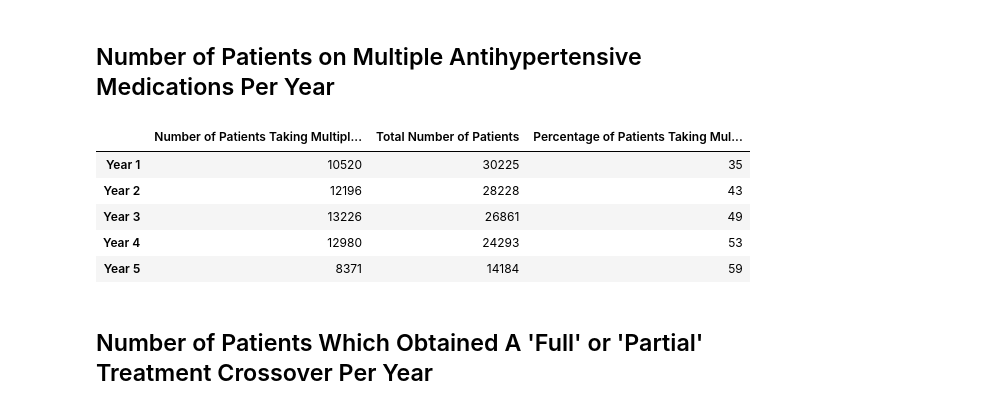
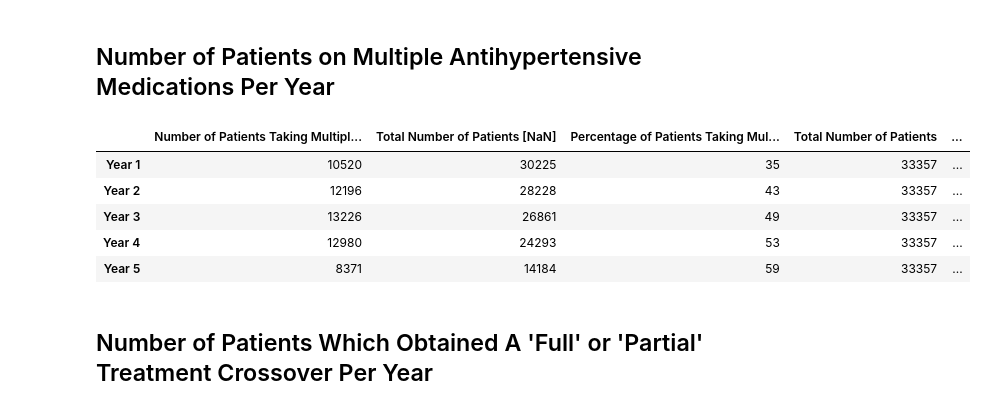
Before and after one commit to chiragnagpal/longitudinal_survival_phenotyping, a Jupyter notebook: dev/dev_statistics.ipynb, the cells around one changed output. Saved outputs shown, nothing was run; the diff lists cells and outputs as text; code cells hidden in the pictures.

```diff
--- a/dev/dev_statistics.ipynb
+++ b/dev/dev_statistics.ipynb
@@ -150,11 +150,11 @@ dataset = dataset.rename(columns={'FGLUCM48': 'Fasting Serum Glucose Year 4',
                                   'BLMEDS': 'Baseline Antihypertensive Treatment',
                                   'SEX': 'Sex',
                                   'AGE': 'Age',
-                                  'RZGROUP': 'Antihypertensive Randomization Group'})
+                                  'RZGROUP': 'Antihypertensive Trial Randomization Group'})
 # %%
-dataset['Antihypertensive Randomization Group'].replace({2.0: 'Chlorthalidone', 3.0: 'Amlodipine', 4.0: 'Lisinopril'}, inplace=True)
+dataset['Antihypertensive Trial Randomization Group'].replace({2.0: 'Chlorthalidone', 3.0: 'Amlodipine', 4.0: 'Lisinopril'}, inplace=True)
 dataset['Sex'].replace({1.0: 'Male', 2.0: 'Female'}, inplace=True)
-dataset['Baseline Antihypertensive Treatment'].replace({1.0: 'On 1-2 Drugs GE 2', 2.0: 'On Drugs LT 2', 3.0: 'Currently'}, inplace=True)
+dataset['Baseline Antihypertensive Treatment'].replace({1.0: 'On 1-2 Drugs For Greater Than or Equal To 2 Months', 2.0: 'On Drugs For Less Than 2 Months', 3.0: 'Currently Untreated'}, inplace=True)
 dataset['Cigarette Smoker'].replace({1.0: 'Current', 2.0: 'Past', 3.0: 'Never'}, inplace=True)
 dataset['Aspirin Use'].replace({1.0: 'Yes', 2.0: 'No', 3.0: 'Do Not Know'}, inplace=True)
 dataset['Estrogen Supplementation'].replace({1.0: 'Yes', 2.0: 'No', 3.0: 'Do Not Know'}, inplace=True)
@@ -263,14 +271,20 @@ def quantity_stat(name, bool_val, bool_oper, duplication = 0):
 
     return stat
 # %%
-def total_NonNaN(name, duplication = 0):
+def total_NonNaN(dataframe, name, odd = True, duplication = 0):
     total = []
-    if duplication is 0:
-        return dataset[name].count()
+    if duplication == 0:
+        return dataframe[name].count()
     else:
-        for i in range(duplication):
-            cur_name = name + ' '+ str(i+1)
-            total.append(dataset[cur_name].count())
+        if odd:
+            for i in range(duplication):
+                cur_name = name + ' '+ str(i+1)
+                total.append(dataframe[cur_name].count())
+        else:
+            for i in range(duplication):
+                i += i+2
+                cur_name = name + ' ' + str(i)
+                total.append(dataframe[cur_name].count())
 
     return total
 # %%
@@ -288,23 +302,29 @@ def yearly_percentage(data_list, tot_list):
 # %% [markdown]
 ## Number of Patients on Multiple Antihypertensive Medications Per Year
 # %%
-multi_drugs_per_year = quantity_stat('Number of Antihypertensive Medications Year', 1.0, '>', duplication = 5 )
-tot_patients_md = total_NonNaN('Number of Antihypertensive Medications Year', duplication = 5)
+tot_patients = [33357]
+for i in range(4):
+    tot_patients.append(33357)
+
+multi_drugs_per_year = quantity_stat(dataset, 'Number of Antihypertensive Medications Year', 1.0, '>', duplication = 5 )
+tot_patients_md = total_NonNaN(dataset,'Number of Antihypertensive Medications Year', duplication = 5)
 percentages_md = yearly_percentage(multi_drugs_per_year, tot_patients_md)
 
 data_md = {'Number of Patients Taking Multiple Drugs Per Year': multi_drugs_per_year,
-          'Total Number of Patients': tot_patients_md,
-          'Percentage of Patients Taking Multiple Drugs Per Year': percentages_md }
+           'Total Number of Patients [NaN]': tot_patients_md,
+           'Percentage of Patients Taking Multiple Drugs Per Year [NaN]': percentages_md,
+           'Total Number of Patients': tot_patients,
+           'Percentage of Patients Taking Multiple Drugs Per Year': yearly_percentage(multi_drugs_per_year, tot_patients)}
 
 dataframe_md = pd.DataFrame(data_md, index = ['Year 1', 'Year 2', 'Year 3', 'Year 4', 'Year 5'])
 dataframe_md
 # %% [output]
-|  | Number of Patients Taking Multipl... | Total Number of Patients | Percentage of Patients Taking Mul... |
-| Year 1 | 10520 | 30225 | 35 |
-| Year 2 | 12196 | 28228 | 43 |
-| Year 3 | 13226 | 26861 | 49 |
-| Year 4 | 12980 | 24293 | 53 |
-| Year 5 | 8371 | 14184 | 59 |
+|  | Number of Patients Taking Multipl... | Total Number of Patients [NaN] | Percentage of Patients Taking Mul... | Total Number of Patients | ... |
+| Year 1 | 10520 | 30225 | 35 | 33357 | ... |
+| Year 2 | 12196 | 28228 | 43 | 33357 | ... |
+| Year 3 | 13226 | 26861 | 49 | 33357 | ... |
+| Year 4 | 12980 | 24293 | 53 | 33357 | ... |
+| Year 5 | 8371 | 14184 | 59 | 33357 | ... |
 # %% [markdown]
 ## Number of Patients Which Obtained A 'Full' or 'Partial' Treatment Crossover Per Year
 # %%
```
Also changed, not shown: parts of 32 cells of this notebook, 1 other file.
